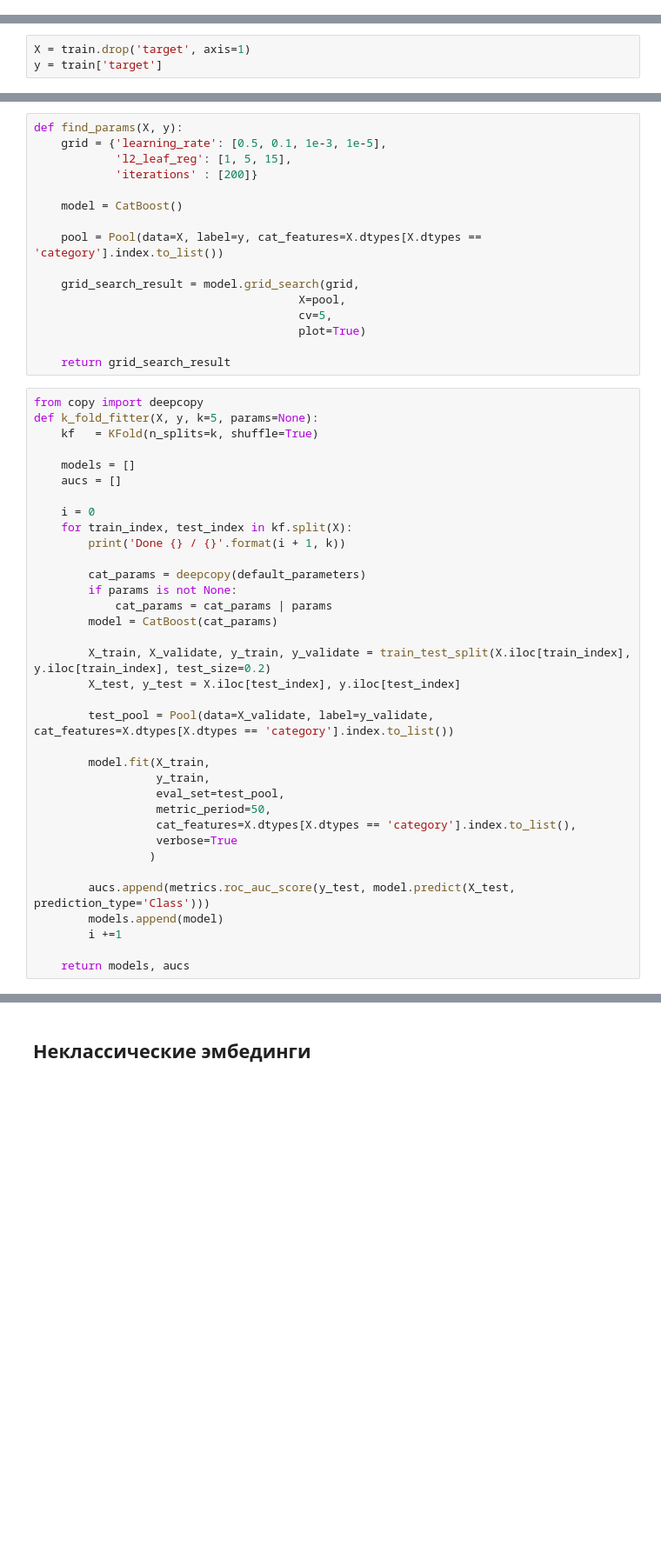
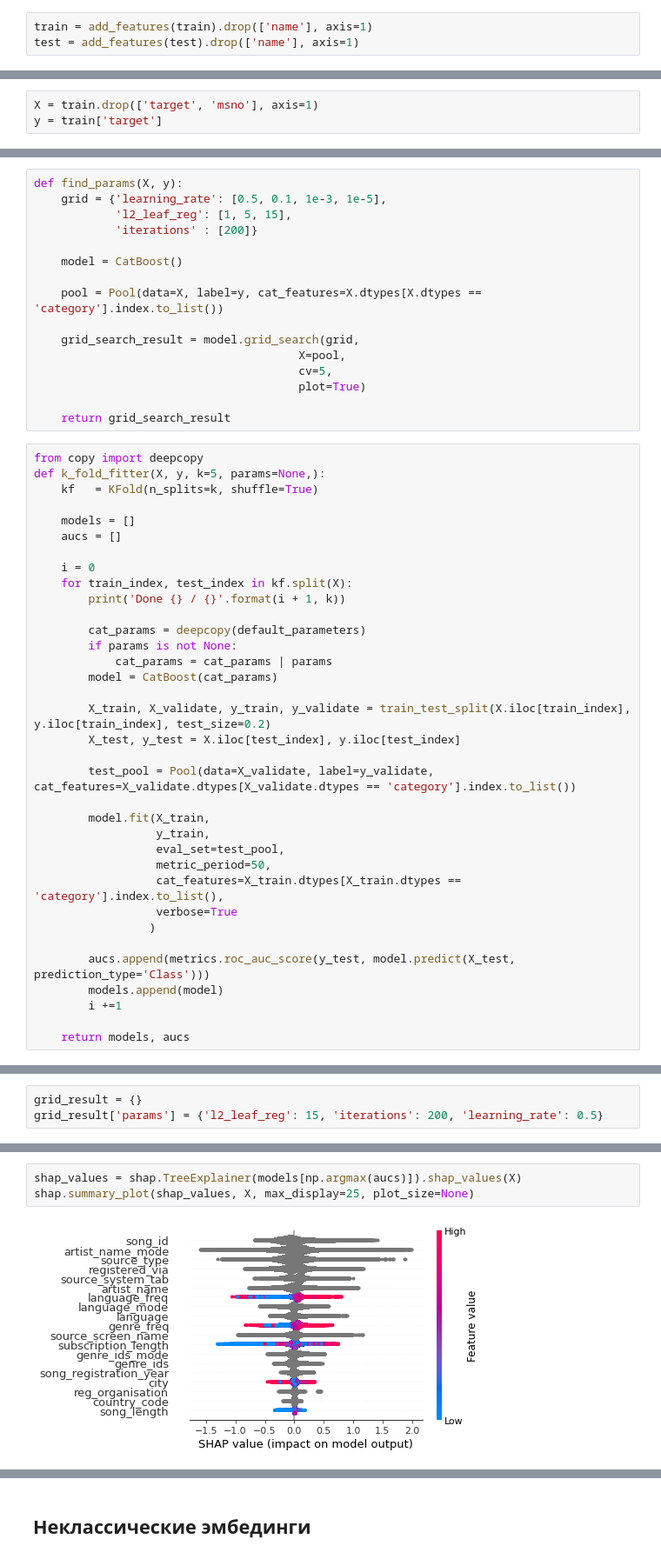
Before and after one commit to olegggatttor/RecSysCourse, a Jupyter notebook: hw2/GBDT_2.ipynb, the cells around one changed output, grey strips where cells are left out. Shown at 87% size. Drawn from its saved outputs; the diff is of its cells as text; blank space fills up the shorter version.

```diff
--- a/hw2/GBDT_2.ipynb
+++ b/hw2/GBDT_2.ipynb
@@ -278,0 +269,3 @@ test = change_types(test)
+# %%
+train = add_features(train).drop(['name'], axis=1)
+test = add_features(test).drop(['name'], axis=1)
@@ -279,3 +275,3 @@ test = change_types(test)
 # %%
-X = train.drop('target', axis=1)
+X = train.drop(['target', 'msno'], axis=1)
 y = train['target']
@@ -308,7 +309,7 @@ def find_params(X, y):
     return grid_search_result
 # %%
 from copy import deepcopy
-def k_fold_fitter(X, y, k=5, params=None):
+def k_fold_fitter(X, y, k=5, params=None,):
     kf   = KFold(n_splits=k, shuffle=True)
 
     models = []
@@ -326,13 +327,13 @@ def k_fold_fitter(X, y, k=5, params=None):
         X_train, X_validate, y_train, y_validate = train_test_split(X.iloc[train_index], y.iloc[train_index], test_size=0.2)
         X_test, y_test = X.iloc[test_index], y.iloc[test_index]
 
-        test_pool = Pool(data=X_validate, label=y_validate, cat_features=X.dtypes[X.dtypes == 'category'].index.to_list())
+        test_pool = Pool(data=X_validate, label=y_validate, cat_features=X_validate.dtypes[X_validate.dtypes == 'category'].index.to_list())
 
         model.fit(X_train,
                   y_train,
                   eval_set=test_pool,
                   metric_period=50,
-                  cat_features=X.dtypes[X.dtypes == 'category'].index.to_list(),
+                  cat_features=X_train.dtypes[X_train.dtypes == 'category'].index.to_list(),
                   verbose=True
                  )
 
@@ -370,3 +349,6 @@ grid_result['params']
+# %%
+grid_result = {}
+grid_result['params'] = {'l2_leaf_reg': 15, 'iterations': 200, 'learning_rate': 0.5}
 # %%
 models, aucs = k_fold_fitter(X, y, k=5, params=grid_result['params'])
 # %% [output]
@@ -413,0 +389,5 @@ weighted avg       0.74      0.74      0.74   7375849
+# %%
+shap_values = shap.TreeExplainer(models[np.argmax(aucs)]).shap_values(X)
+shap.summary_plot(shap_values, X, max_display=25, plot_size=None)
+# %% [output]
+[figure, added]
```
Also changed, not shown: parts of 55 cells of this notebook.
